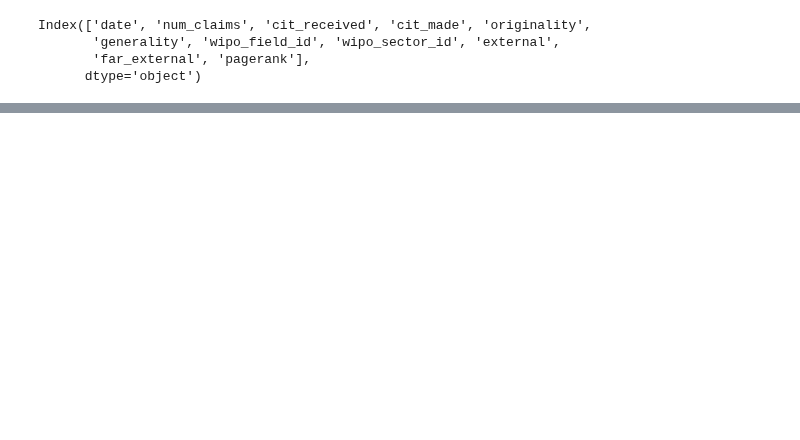
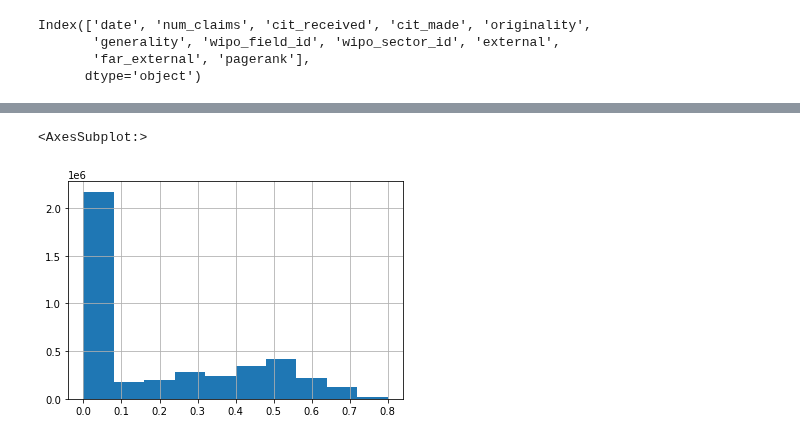
Before and after one commit to rsdias/patent_analysis, a Jupyter notebook: data_analysis.ipynb, the cells around one changed output, grey strips where cells are left out. Saved outputs shown, nothing was run; the diff lists cells and outputs as text; code cells hidden in the pictures; blank space fills up the shorter version.

```diff
--- a/data_analysis.ipynb
+++ b/data_analysis.ipynb
@@ -59,3 +74,0 @@ array([[<AxesSubplot:title={'center':'date'}>,
-# %%
-src='data/cleanpatent.parquet.gz'
-df = pd.read_parquet(src)
@@ -61,0 +90,5 @@ df = pd.read_parquet(src)
+# %%
+df.generality.hist()
+# %% [output]
+<AxesSubplot:>
+[figure, added]
```
Also changed, not shown: parts of 22 cells of this notebook, 3 other files.
